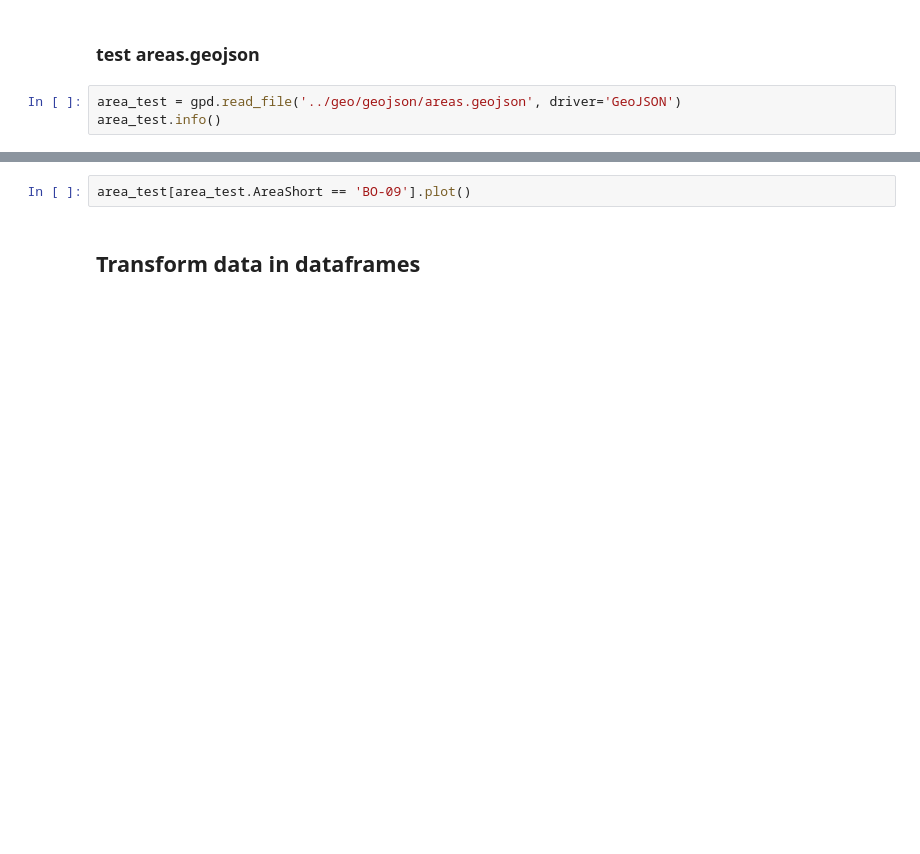
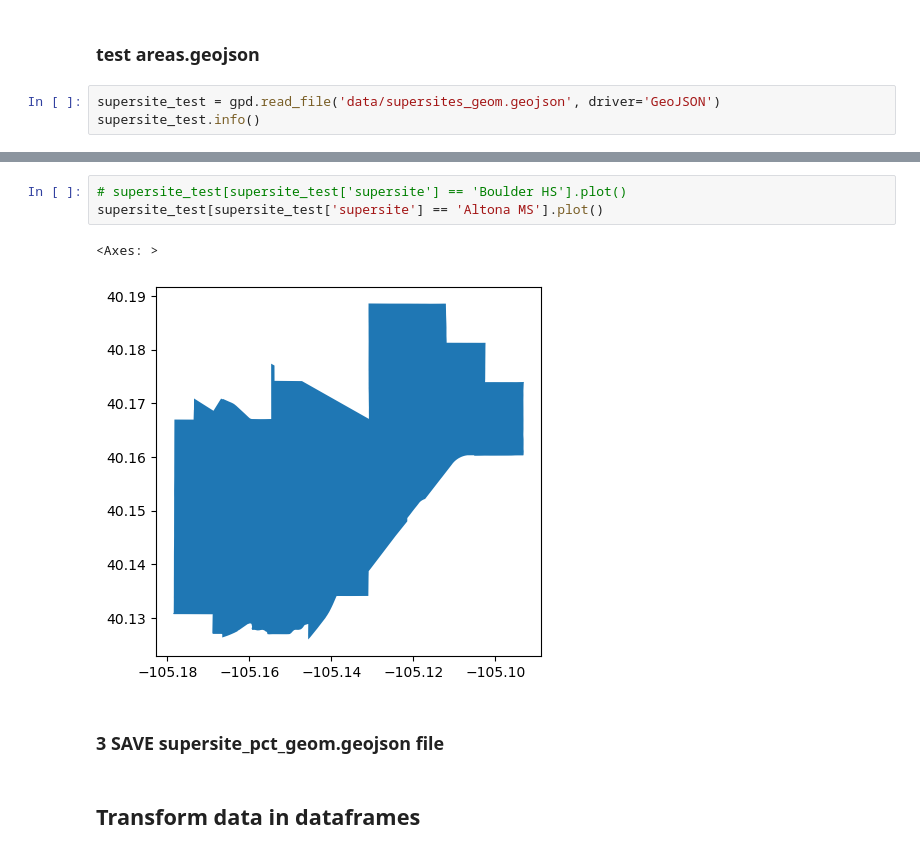
Before and after one commit to bnorikane/supersiteDB, a Jupyter notebook: supersite_pct_geom.ipynb, the cells around one changed output, grey strips where cells are left out. Drawn from its saved outputs; the diff is of its cells as text; blank space fills up the shorter version.

```diff
--- a/supersite_pct_geom.ipynb
+++ b/supersite_pct_geom.ipynb
@@ -391,5 +481,5 @@ area_gdf.to_file('../geo/geojson/areas.geojson', driver='GeoJSON')
 # %% [markdown]
 ### test areas.geojson
 # %%
-area_test = gpd.read_file('../geo/geojson/areas.geojson', driver='GeoJSON')
-area_test.info()
+supersite_test = gpd.read_file('data/supersites_geom.geojson', driver='GeoJSON')
+supersite_test.info()
@@ -396,5 +496,11 @@ area_test.info()
 # %%
-area_test[area_test.AreaShort == 'BO-09'].plot()
+# supersite_test[supersite_test['supersite'] == 'Boulder HS'].plot()
+supersite_test[supersite_test['supersite'] == 'Altona MS'].plot()
+# %% [output]
+<Axes: >
+[figure, added]
+# %% [markdown]
+### 3 SAVE supersite_pct_geom.geojson file
 # %% [markdown]
 ## Transform data in dataframes
 # %% [markdown]
```
Also changed, not shown: parts of 23 cells of this notebook, 1 other file.
